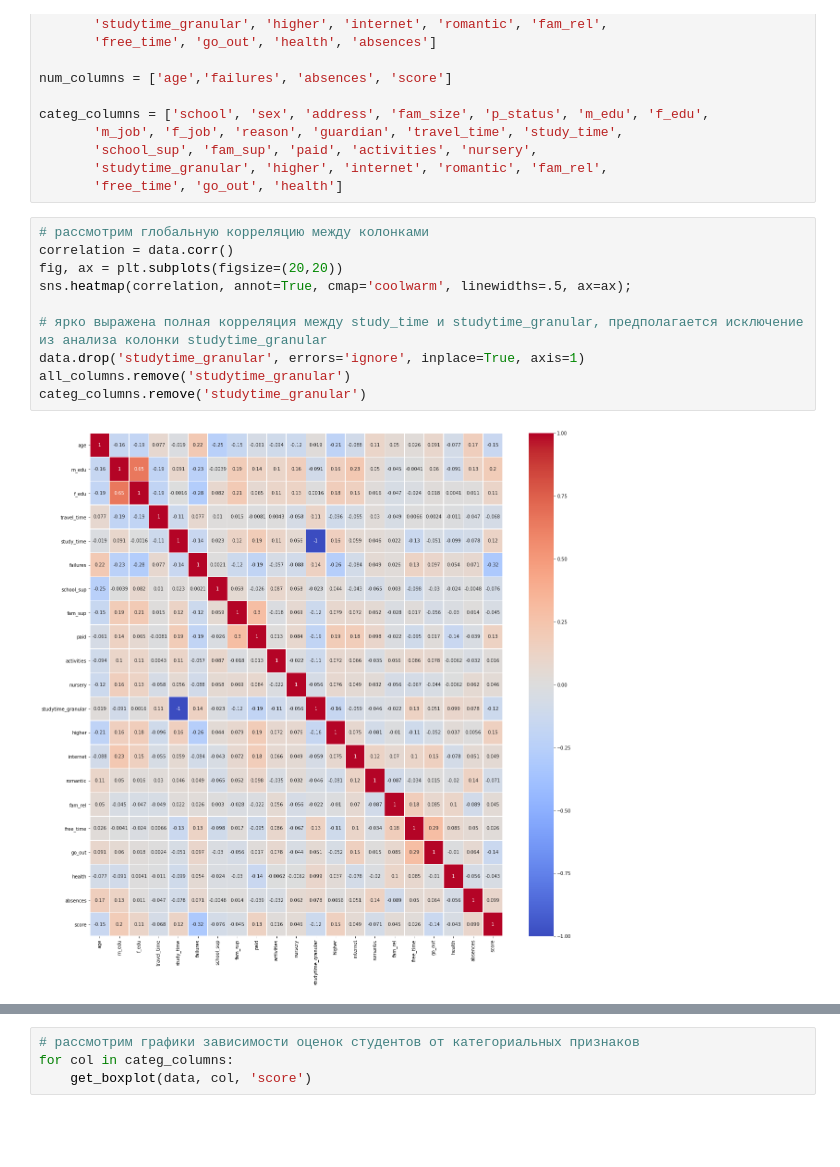
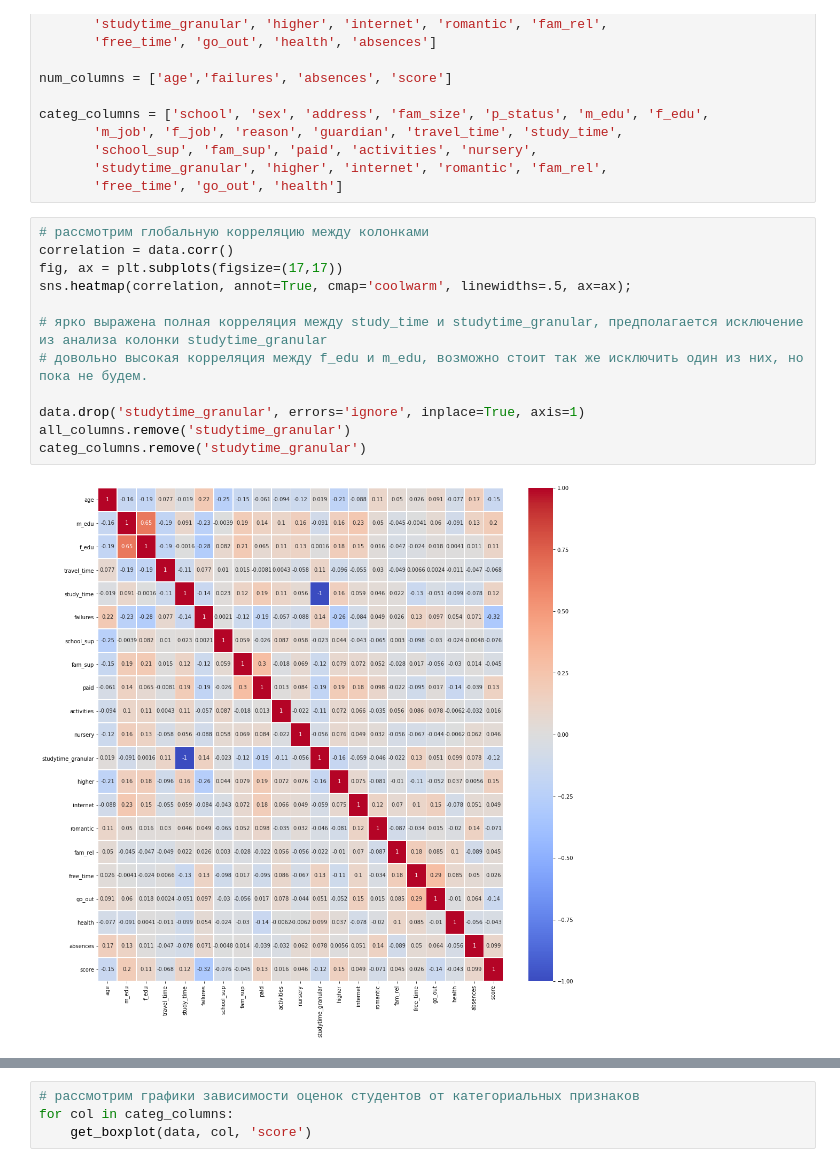
Before and after one commit to aberkoveo/skillfactory, a Jupyter notebook: Projects/Project_2/stud_math_EDA.ipynb, the cells around one changed output, grey strips where cells are left out. Saved outputs shown, nothing was run; the diff lists cells and outputs as text; blank space fills up the shorter version.

```diff
--- a/Projects/Project_2/stud_math_EDA.ipynb
+++ b/Projects/Project_2/stud_math_EDA.ipynb
@@ -281,15 +280,17 @@ categ_columns = ['school', 'sex', 'address', 'fam_size', 'p_status', 'm_edu', 'f
 # %%
 # рассмотрим глобальную корреляцию между колонками
 correlation = data.corr()
-fig, ax = plt.subplots(figsize=(20,20))
+fig, ax = plt.subplots(figsize=(17,17))
 sns.heatmap(correlation, annot=True, cmap='coolwarm', linewidths=.5, ax=ax);
 
 # ярко выражена полная корреляция между study_time и studytime_granular, предполагается исключение из анализа колонки studytime_granular
+# довольно высокая корреляция между f_edu и m_edu, возможно стоит так же исключить один из них, но пока не будем.
+
 data.drop('studytime_granular', errors='ignore', inplace=True, axis=1)
 all_columns.remove('studytime_granular')
 categ_columns.remove('studytime_granular')
 # %% [output]
-[figure, old version]
+[figure, new version]
 # %%
 # как связаны числовые переменные друг с другом, и в частности с целевым значением
 correlation = data[num_columns].corr()
```
Also changed, not shown: parts of 3 cells of this notebook.
